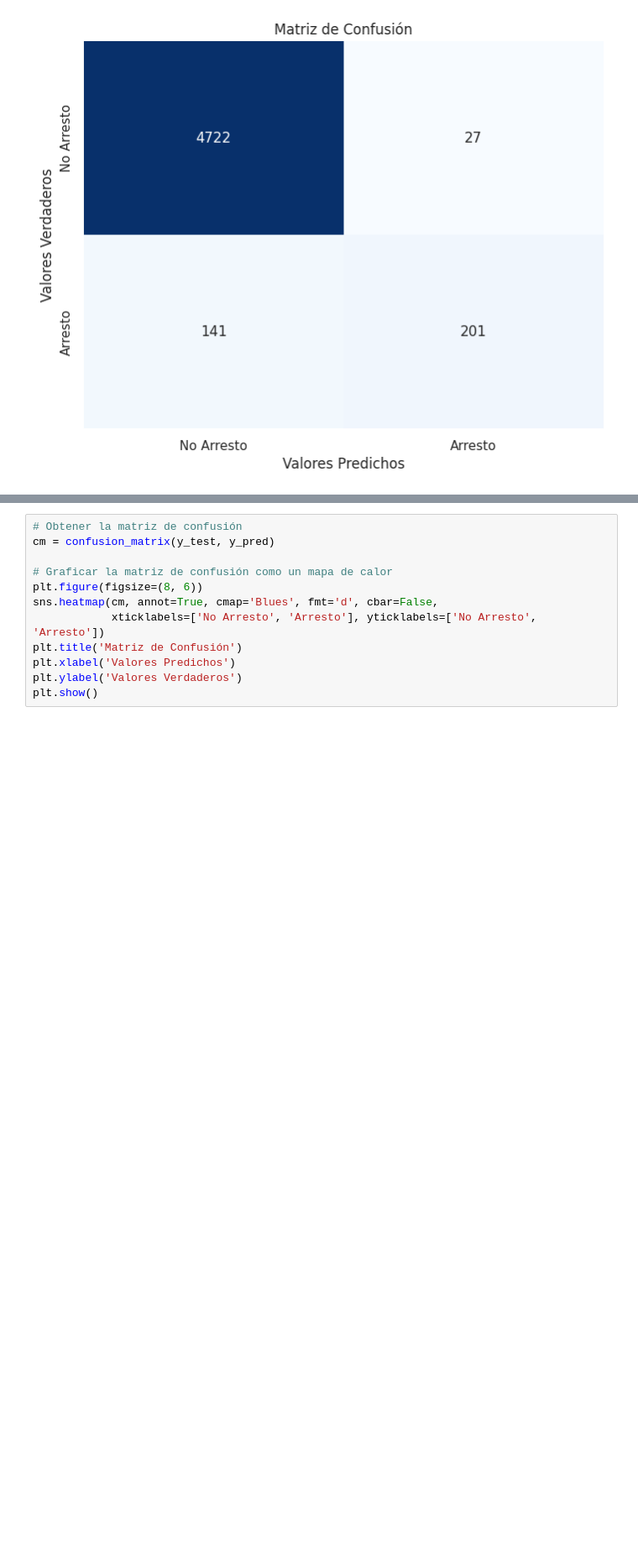
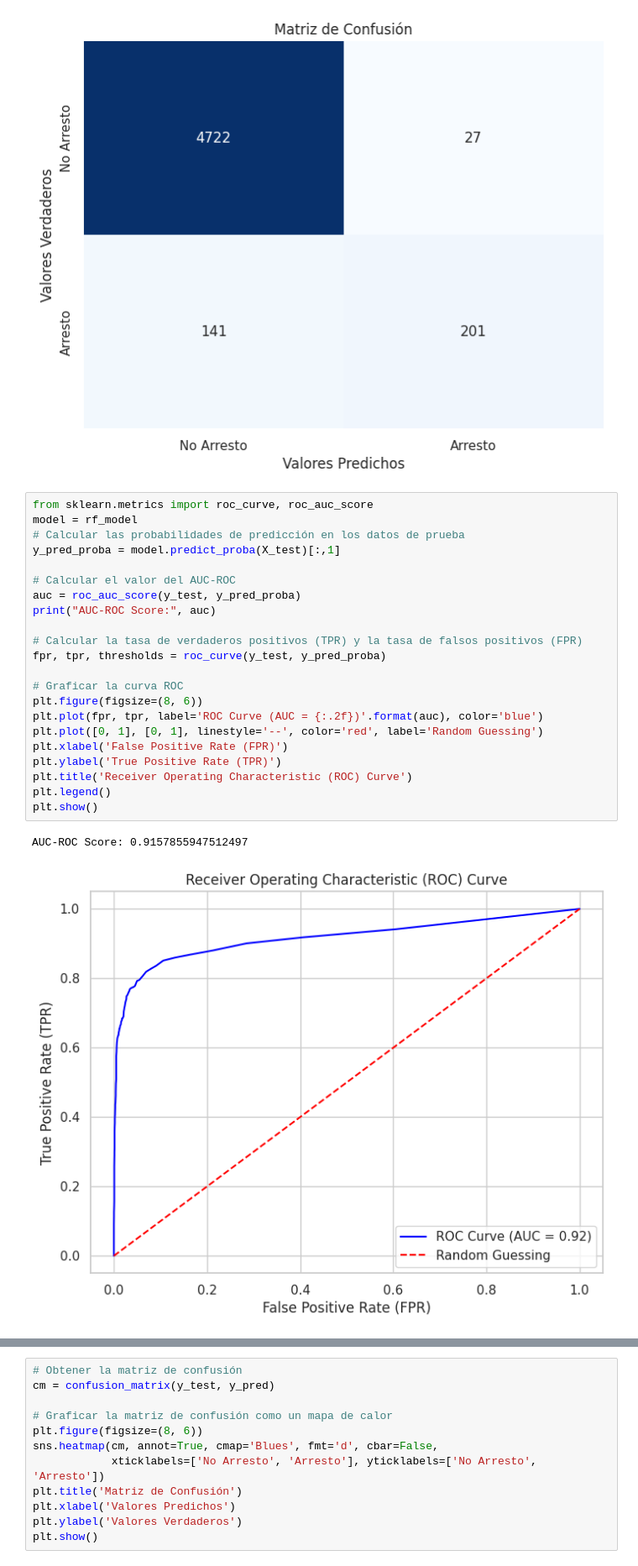
Before and after one commit to sebaspatric/Sprint5, a Jupyter notebook: Notebooks/Sprint.ipynb, the cells around one changed output, grey strips where cells are left out. Shown at 84% size. Cells and saved outputs as stored; diff of their text form; blank space fills up the shorter version.

```diff
--- a/Notebooks/Sprint.ipynb
+++ b/Notebooks/Sprint.ipynb
@@ -1271,6 +1314,31 @@ plt.ylabel('Valores Verdaderos')
 plt.show()
 # %% [output]
 [figure]
+# %%
+from sklearn.metrics import roc_curve, roc_auc_score
+model = rf_model
+# Calcular las probabilidades de predicción en los datos de prueba
+y_pred_proba = model.predict_proba(X_test)[:,1]
+
+# Calcular el valor del AUC-ROC
+auc = roc_auc_score(y_test, y_pred_proba)
+print("AUC-ROC Score:", auc)
+
+# Calcular la tasa de verdaderos positivos (TPR) y la tasa de falsos positivos (FPR)
+fpr, tpr, thresholds = roc_curve(y_test, y_pred_proba)
+
+# Graficar la curva ROC
+plt.figure(figsize=(8, 6))
+plt.plot(fpr, tpr, label='ROC Curve (AUC = {:.2f})'.format(auc), color='blue')
+plt.plot([0, 1], [0, 1], linestyle='--', color='red', label='Random Guessing')
+plt.xlabel('False Positive Rate (FPR)')
+plt.ylabel('True Positive Rate (TPR)')
+plt.title('Receiver Operating Characteristic (ROC) Curve')
+plt.legend()
+plt.show()
+# %% [output]
+AUC-ROC Score: 0.9157855947512497
+[figure, added]
 # %%
 from sklearn.model_selection import train_test_split
 from sklearn.ensemble import GradientBoostingClassifier
```
Also changed, not shown: parts of 25 cells of this notebook.
